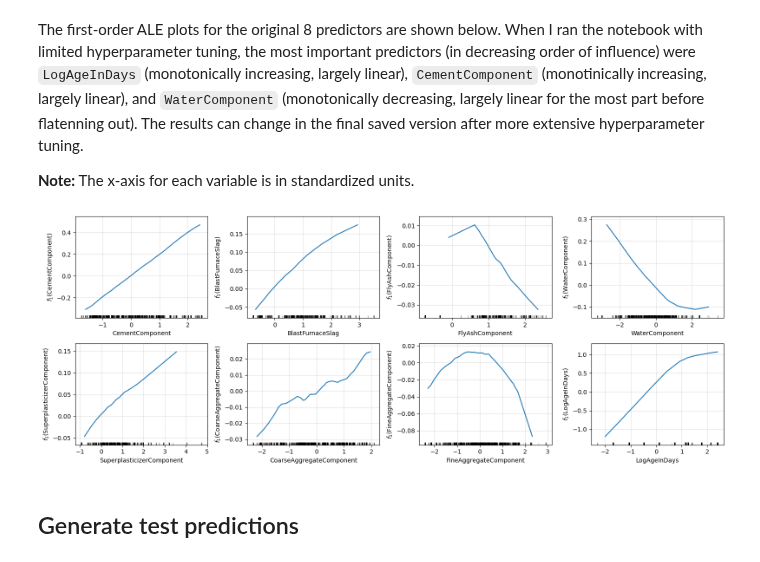
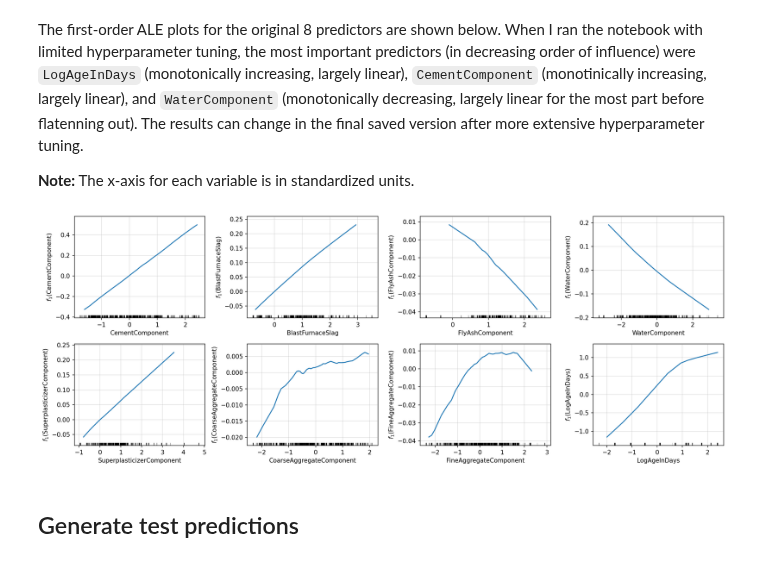
Before and after one commit to syerramilli/kaggle-notebooks, a Jupyter notebook: ps3e9-keras-mlp-with-skip-connections.ipynb, the cells around one changed output. Saved outputs shown, nothing was run; the diff lists cells and outputs as text; code cells hidden in the pictures.

Commit message:
V6: reverting to a 2-layer network - using median aggregate across the duplicates

```diff
--- a/ps3e9-keras-mlp-with-skip-connections.ipynb
+++ b/ps3e9-keras-mlp-with-skip-connections.ipynb
@@ -76,3 +75,4 @@ There are a few duplicates in the training set. We will remove the duplicates by
 # %%
 predictors = train.columns[:-1].to_list()
-train = train.groupby(predictors).agg('mean').reset_index()
+strength_stats = train.groupby(predictors).agg(['mean','std','median','min','max','count']).reset_index(drop=True)['Strength']
+strength_stats
@@ -79,3 +115,5 @@ train = train.groupby(predictors).agg('mean').reset_index()
+# %%
+train = train.groupby(predictors).agg('median').reset_index()
 # %%
 train['Strength'].hist()
 # %% [output]
@@ -156,7 +194,7 @@ from typing import Dict, Optional
 # %%
 def construct_model(params:Dict) -> keras.Model:
     """
-    Build a single hidden layer MLP with residual connections and weight decay regularization
+    Build a 2 layer MLP with residual connections and weight decay regularization
 
     Arguments
     ---------
@@ -169,19 +207,16 @@ def construct_model(params:Dict) -> keras.Model:
     model: keras.Model
         A compiled keras model
     """
-    n_hidden = 1 # TODO: use this as a hyperparameter
+    n_hidden = 2 # TODO: use this as a hyperparameter
     n_hidden_list = [params['hsize%d'%i] for i in range(1,n_hidden+1)]
-    #dropouts_list = [params['dropout%d'%i] for i in range(1,n_hidden+1)]
+    dropouts_list = [params['dropout%d'%i] for i in range(1,n_hidden+1)]
 
     inputs = keras.Input(shape=(X.shape[-1],))
 
     mlp = inputs
     for i in range(n_hidden):
-        if params['activation'] == 'selu':
-            mlp = keras.layers.Dense(n_hidden_list[i],activation='selu',kernel_initializer='lecun_normal')(mlp)
-            #mlp = keras.layers.AlphaDropout(dropouts_list[i])(mlp)
-        else:
-            mlp = keras.layers.Dense(n_hidden_list[i],activation=params['activation'])(mlp)
+        mlp = keras.layers.Dense(n_hidden_list[i],activation='selu',kernel_initializer='lecun_normal')(mlp)
+        mlp = keras.layers.AlphaDropout(dropouts_list[i])(mlp)
 
     # concatenate input with the mlp_output
     combined_representation = keras.layers.concatenate([inputs,mlp])
@@ -289,10 +324,9 @@ def objective(params:Dict) -> Dict:
 
 search_space = {
     'hsize1': scope.int(hp.quniform('hsize1',2,150,1)),
-    #'hsize2': scope.int(hp.quniform('hsize2',2,150,1)),
-    #'dropout1': hp.uniform('dropout1',0.01,0.5),
-    #'dropout2': hp.uniform('dropout2',0.01,0.5),
-    'activation': hp.choice('activation',['relu','selu','tanh','softplus']),
+    'hsize2': scope.int(hp.quniform('hsize2',2,150,1)),
+    'dropout1': hp.uniform('dropout1',0.01,0.5),
+    'dropout2': hp.uniform('dropout2',0.01,0.5),
     'learning_rate': hp.loguniform('learning_rate',np.log(1e-4),np.log(0.1)),
     'batch_size':scope.int(hp.quniform('batch_size',32,1024,1)),
     'weight_decay':hp.loguniform('weight_decay',np.log(1e-8),np.log(0.1)),
@@ -482,22 +518,22 @@ The first-order ALE plots for the original 8 predictors are shown below. When I
 # %%
 X_cols = train.drop('Strength',axis=1).columns.tolist()
 X_cols[-1] = 'Log'+X_cols[-1]
 X_cols.append('SuperplasticizerComponent_is_zero')
 X_dat = pd.DataFrame(X,columns = X_cols)
 
 num_rows=2
 num_cols=4
 
-fig,axs = plt.subplots(num_rows,num_cols,figsize=(16,6))
+fig,axs = plt.subplots(num_rows,num_cols,figsize=(16,6),dpi=150)
 for i in range(num_rows):
     for j in range(num_cols):
         # select correct feature
         feature = X_dat.columns[num_cols*i + j]
         _ = first_order_aleplot_quant(keras_data_frame_predict,X_dat,feature,bins=50,ax=axs[i,j])
 
 fig.tight_layout()
 # %% [output]
-[figure, old version]
+[figure, new version]
 # %% [markdown]
 ## Generate test predictions
 # %%
```
Also changed, not shown: parts of 14 cells of this notebook.
